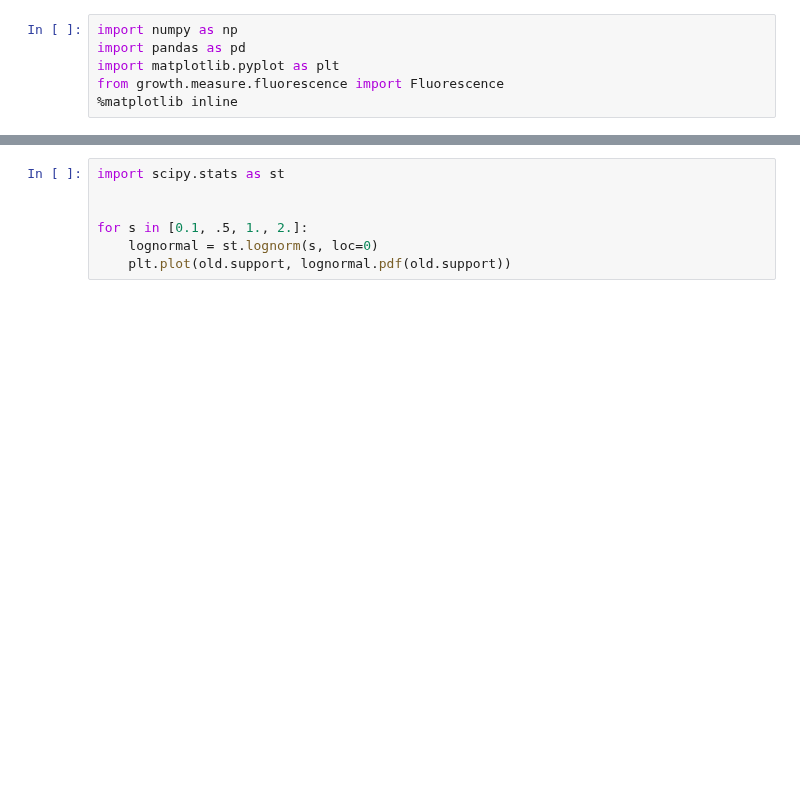
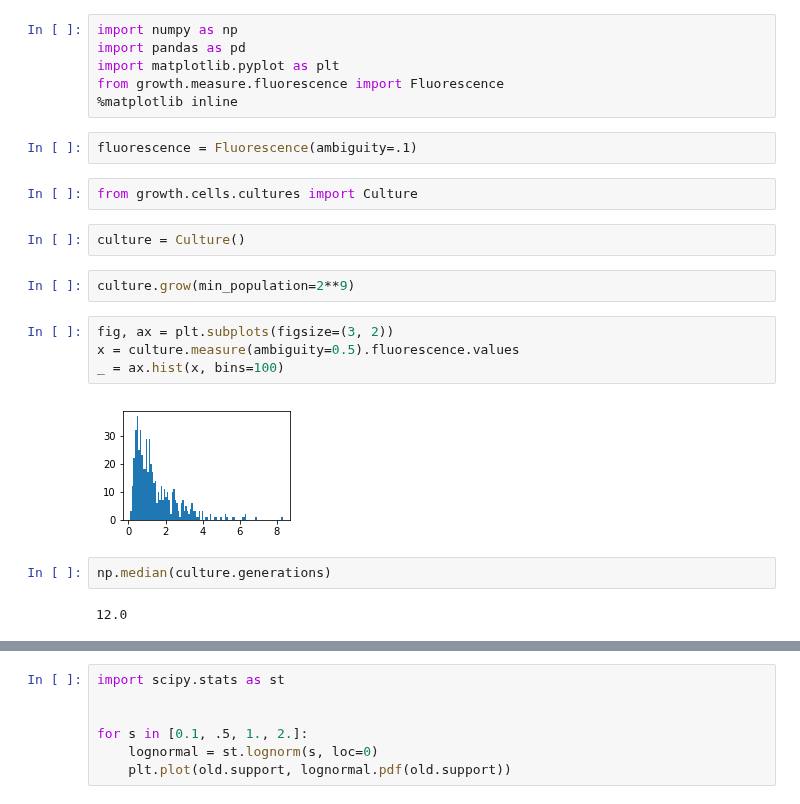
Before and after one commit to sbernasek/flyqma, a Jupyter notebook: notebooks/fluorescence.ipynb, the cells around one changed output, grey strips where cells are left out. Drawn from its saved outputs; the diff is of its cells as text; blank space fills up the shorter version.

```diff
--- a/notebooks/fluorescence.ipynb
+++ b/notebooks/fluorescence.ipynb
@@ -4,3 +4,21 @@ import pandas as pd
 import matplotlib.pyplot as plt
 from growth.measure.fluorescence import Fluorescence
 %matplotlib inline
+# %%
+fluorescence = Fluorescence(ambiguity=.1)
+# %%
+from growth.cells.cultures import Culture
+# %%
+culture = Culture()
+# %%
+culture.grow(min_population=2**9)
+# %%
+fig, ax = plt.subplots(figsize=(3, 2))
+x = culture.measure(ambiguity=0.5).fluorescence.values
+_ = ax.hist(x, bins=100)
+# %% [output]
+[figure, added]
+# %%
+np.median(culture.generations)
+# %% [output]
+12.0
```
Also changed, not shown: parts of 1 cell of this notebook, 5 other files.
